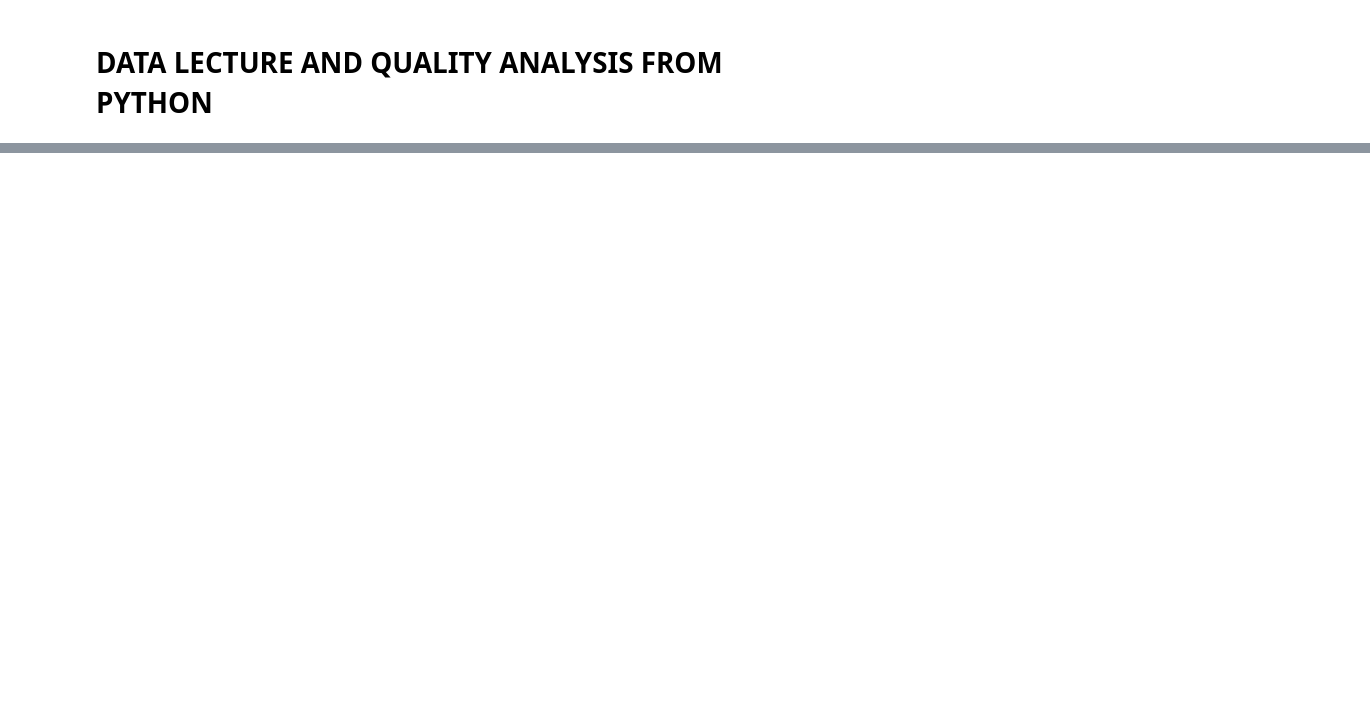
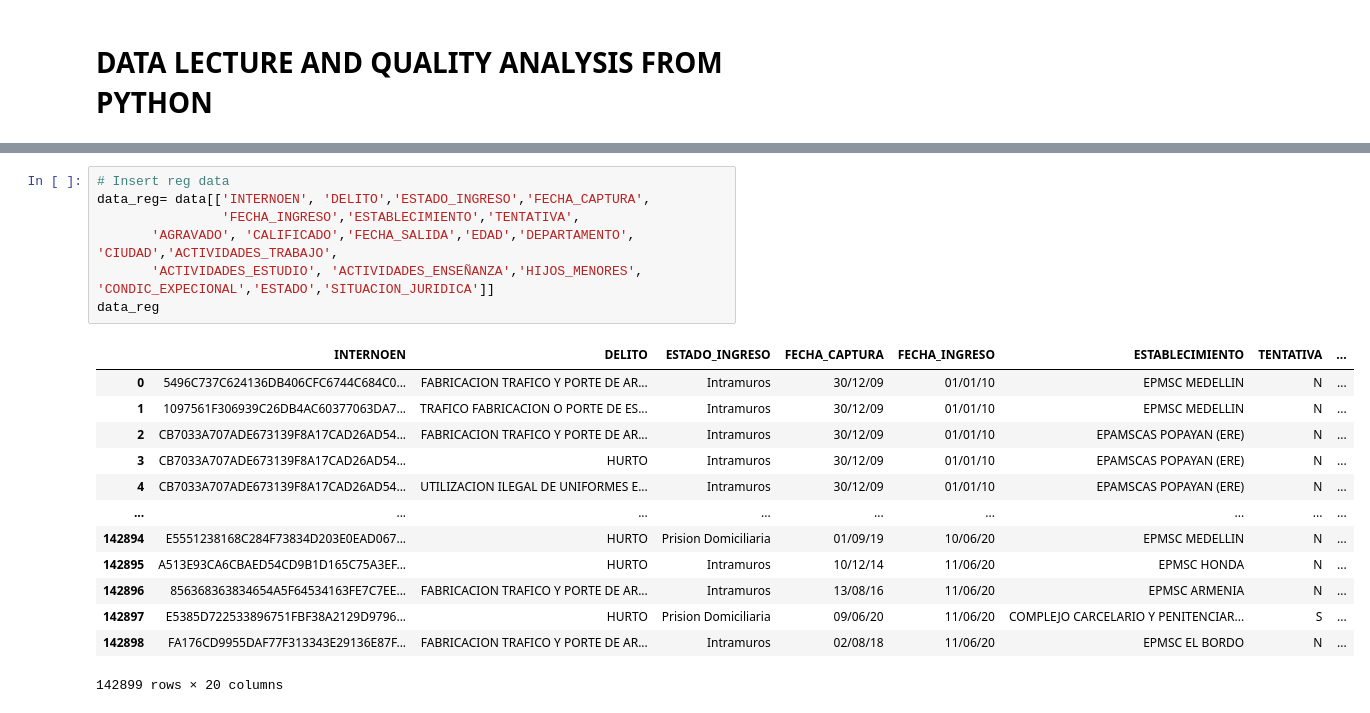
Before and after one commit to dehoyosb/MinJusticia_team77_DS4A_Project, a Jupyter notebook: Exploratory data anlysis Esneyder.ipynb, the cells around one changed output, grey strips where cells are left out. Saved outputs shown, nothing was run; the diff lists cells and outputs as text; blank space fills up the shorter version.

```diff
--- a/Exploratory data anlysis Esneyder.ipynb
+++ b/Exploratory data anlysis Esneyder.ipynb
@@ -23,0 +75,21 @@ conn.close()
+# %%
+# Insert reg data
+data_reg= data[['INTERNOEN', 'DELITO','ESTADO_INGRESO','FECHA_CAPTURA',
+                'FECHA_INGRESO','ESTABLECIMIENTO','TENTATIVA',
+       'AGRAVADO', 'CALIFICADO','FECHA_SALIDA','EDAD','DEPARTAMENTO', 'CIUDAD','ACTIVIDADES_TRABAJO',
+       'ACTIVIDADES_ESTUDIO', 'ACTIVIDADES_ENSEÑANZA','HIJOS_MENORES', 'CONDIC_EXPECIONAL','ESTADO','SITUACION_JURIDICA']]
+data_reg
+# %% [output]
+|  | INTERNOEN | DELITO | ESTADO_INGRESO | FECHA_CAPTURA | FECHA_INGRESO | ESTABLECIMIENTO | TENTATIVA | ... |
+| 0 | 5496C737C624136DB406CFC6744C684C0... | FABRICACION TRAFICO Y PORTE DE AR... | Intramuros | 30/12/09 | 01/01/10 | EPMSC MEDELLIN | N | ... |
+| 1 | 1097561F306939C26DB4AC60377063DA7... | TRAFICO FABRICACION O PORTE DE ES... | Intramuros | 30/12/09 | 01/01/10 | EPMSC MEDELLIN | N | ... |
+| 2 | CB7033A707ADE673139F8A17CAD26AD54... | FABRICACION TRAFICO Y PORTE DE AR... | Intramuros | 30/12/09 | 01/01/10 | EPAMSCAS POPAYAN (ERE) | N | ... |
+| 3 | CB7033A707ADE673139F8A17CAD26AD54... | HURTO | Intramuros | 30/12/09 | 01/01/10 | EPAMSCAS POPAYAN (ERE) | N | ... |
+| 4 | CB7033A707ADE673139F8A17CAD26AD54... | UTILIZACION ILEGAL DE UNIFORMES E... | Intramuros | 30/12/09 | 01/01/10 | EPAMSCAS POPAYAN (ERE) | N | ... |
+| ... | ... | ... | ... | ... | ... | ... | ... | ... |
+| 142894 | E5551238168C284F73834D203E0EAD067... | HURTO | Prision Domiciliaria | 01/09/19 | 10/06/20 | EPMSC MEDELLIN | N | ... |
+| 142895 | A513E93CA6CBAED54CD9B1D165C75A3EF... | HURTO | Intramuros | 10/12/14 | 11/06/20 | EPMSC HONDA | N | ... |
+| 142896 | 856368363834654A5F64534163FE7C7EE... | FABRICACION TRAFICO Y PORTE DE AR... | Intramuros | 13/08/16 | 11/06/20 | EPMSC ARMENIA | N | ... |
+| 142897 | E5385D722533896751FBF38A2129D9796... | HURTO | Prision Domiciliaria | 09/06/20 | 11/06/20 | COMPLEJO CARCELARIO Y PENITENCIAR... | S | ... |
+| 142898 | FA176CD9955DAF77F313343E29136E87F... | FABRICACION TRAFICO Y PORTE DE AR... | Intramuros | 02/08/18 | 11/06/20 | EPMSC EL BORDO | N | ... |
+142899 rows × 20 columns
```
Also changed, not shown: parts of 11 cells of this notebook, 4 other files.
